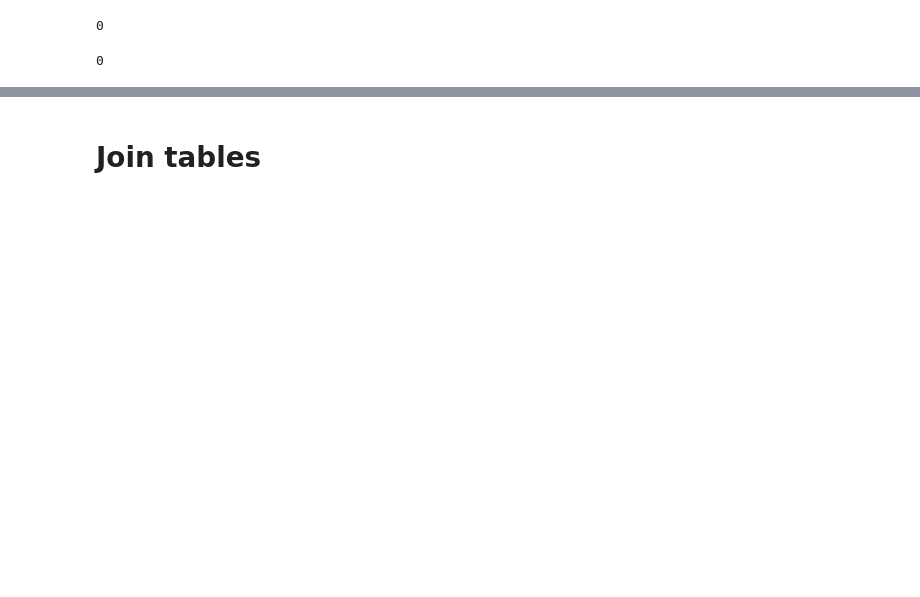
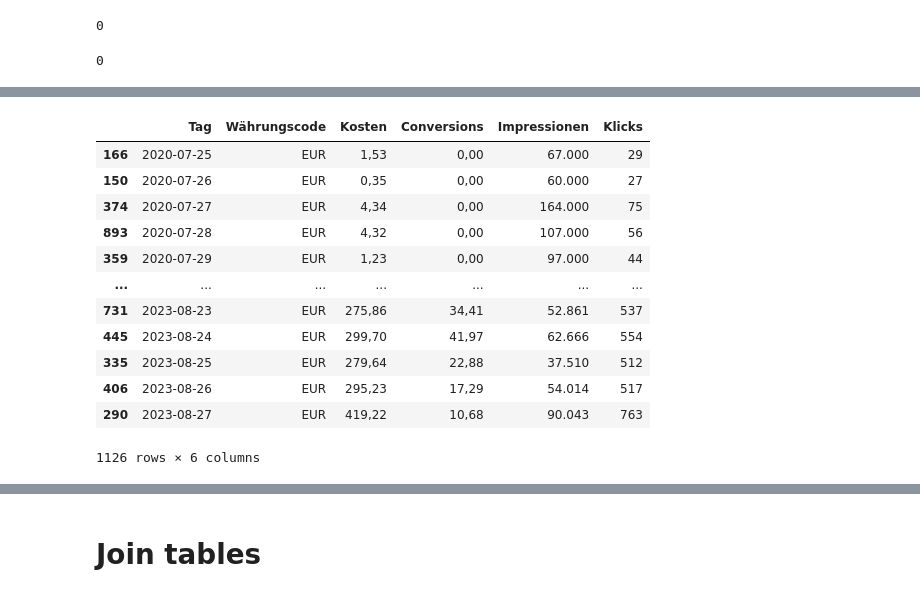
Before and after one commit to data-Zee/MMM-project-lewagon, a Jupyter notebook: notebooks/data_cleaning_merge-noa.ipynb, the cells around one changed output, grey strips where cells are left out. Saved outputs shown, nothing was run; the diff lists cells and outputs as text; code cells hidden in the pictures; blank space fills up the shorter version.

```diff
--- a/notebooks/data_cleaning_merge-noa.ipynb
+++ b/notebooks/data_cleaning_merge-noa.ipynb
@@ -169,2 +111,0 @@ memory usage: 35.3 KB
-# %%
-google_data=google_data.rename(columns={"Tag":"Day", 'Kosten':'google_costs', 'Impressionen':'google_impressions', 'Klicks':'google_clicks'})
@@ -380,0 +308,16 @@ memory usage: 18.5 KB
+# %%
+google_data.sort_values(by='Tag')
+# %% [output]
+|  | Tag | Währungscode | Kosten | Conversions | Impressionen | Klicks |
+| 166 | 2020-07-25 | EUR | 1,53 | 0,00 | 67.000 | 29 |
+| 150 | 2020-07-26 | EUR | 0,35 | 0,00 | 60.000 | 27 |
+| 374 | 2020-07-27 | EUR | 4,34 | 0,00 | 164.000 | 75 |
+| 893 | 2020-07-28 | EUR | 4,32 | 0,00 | 107.000 | 56 |
+| 359 | 2020-07-29 | EUR | 1,23 | 0,00 | 97.000 | 44 |
+| ... | ... | ... | ... | ... | ... | ... |
+| 731 | 2023-08-23 | EUR | 275,86 | 34,41 | 52.861 | 537 |
+| 445 | 2023-08-24 | EUR | 299,70 | 41,97 | 62.666 | 554 |
+| 335 | 2023-08-25 | EUR | 279,64 | 22,88 | 37.510 | 512 |
+| 406 | 2023-08-26 | EUR | 295,23 | 17,29 | 54.014 | 517 |
+| 290 | 2023-08-27 | EUR | 419,22 | 10,68 | 90.043 | 763 |
+1126 rows × 6 columns
```
Also changed, not shown: parts of 73 cells of this notebook, 1 other file.
